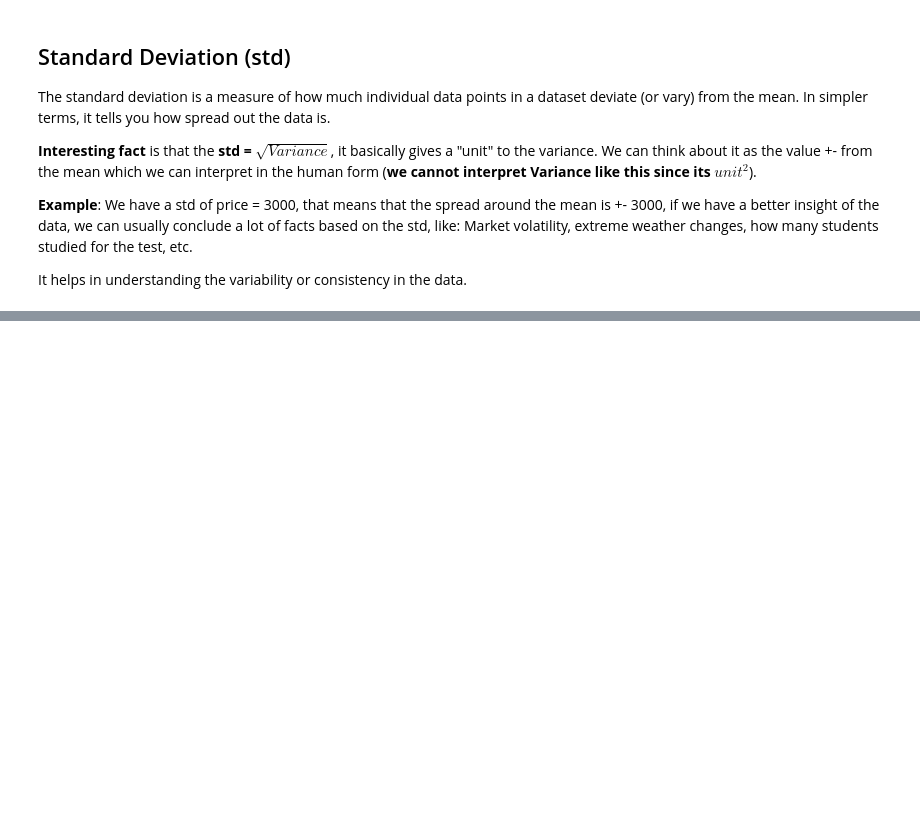
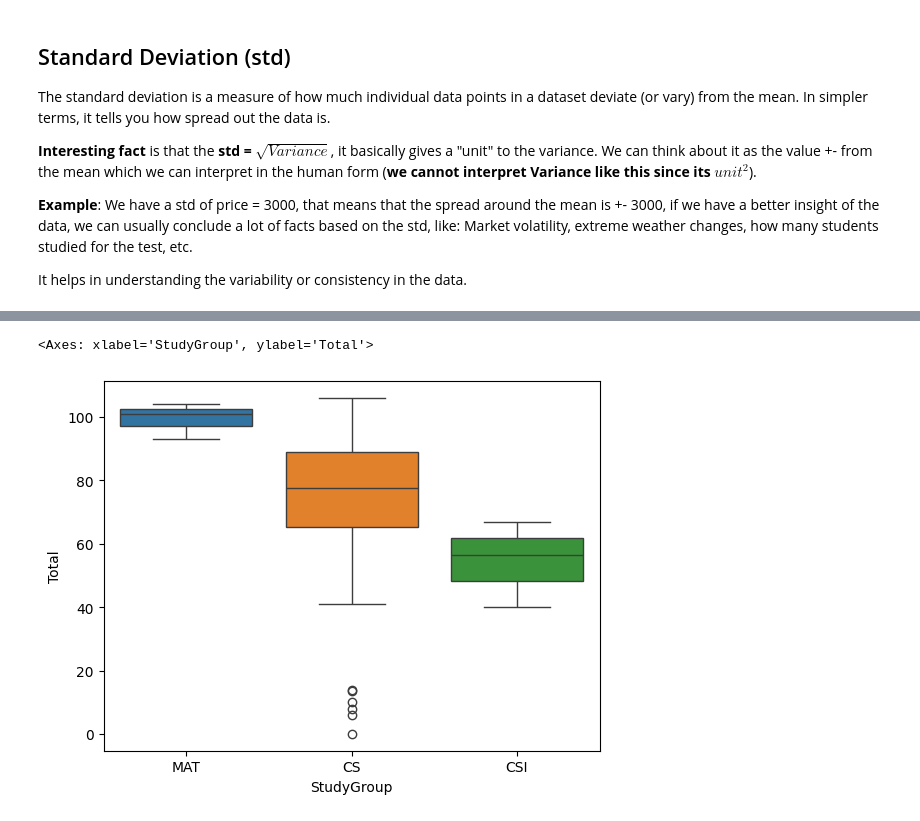
Before and after one commit to lowoncuties/VSB-FEI-Fundamentals-of-Machine-Learning-Exercises, a Jupyter notebook: statistics_explained.ipynb, the cells around one changed output, grey strips where cells are left out. Cells and saved outputs as stored; diff of their text form; code cells hidden in the pictures; blank space fills up the shorter version.

Commit message:
feat: add practical examples to the study materials

```diff
--- a/statistics_explained.ipynb
+++ b/statistics_explained.ipynb
@@ -87,0 +181,5 @@ import seaborn as sns # another matplotlib interface - styled and easier to use
+# %%
+sns.boxplot(data=df, y="Total", x="StudyGroup", hue="StudyGroup")
+# %% [output]
+<Axes: xlabel='StudyGroup', ylabel='Total'>
+[figure, added]
```
Also changed, not shown: parts of 20 cells of this notebook, 1 other file.
